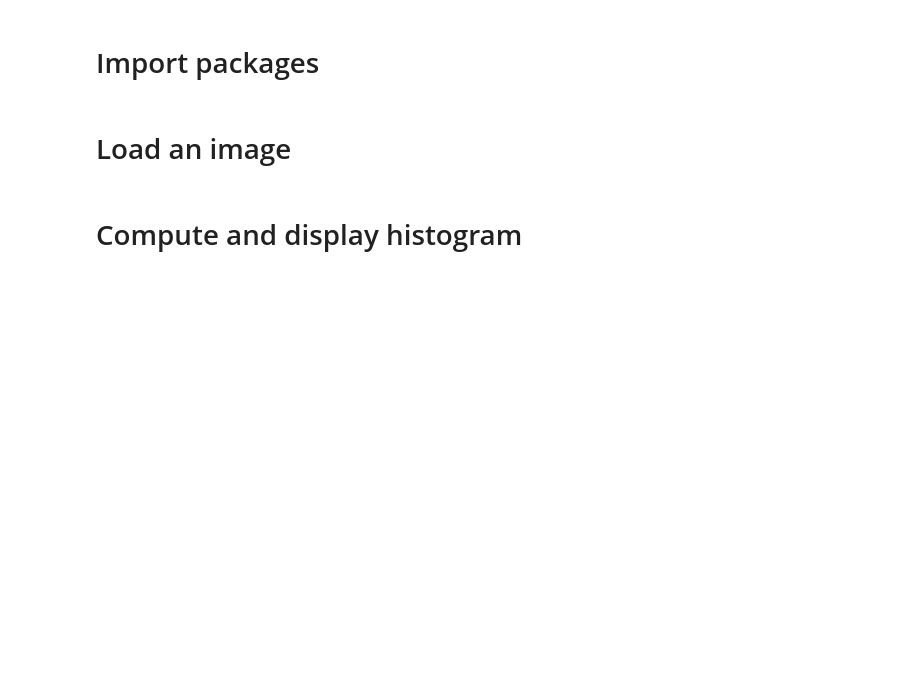
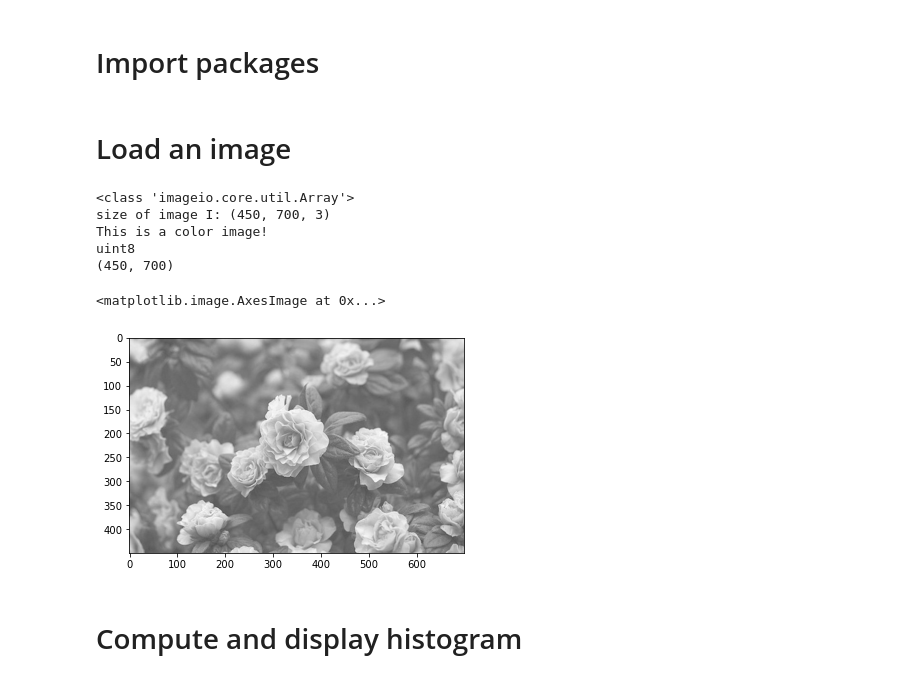
Before and after one commit to yanrpi/bmed-4460-6460, a Jupyter notebook: 02_Histogram/04_histogram_equalization.ipynb, the cells around one changed output. Cells and saved outputs as stored; diff of their text form; code cells hidden in the pictures; blank space fills up the shorter version.

Commit message:
Update 04_histogram_equalization.ipynb
Minor change to hist equalization

```diff
--- a/02_Histogram/04_histogram_equalization.ipynb
+++ b/02_Histogram/04_histogram_equalization.ipynb
@@ -9,17 +9,29 @@ import matplotlib.pyplot as plt
 # %%
 #fName = "tissue.png"
 #fName = "micro.png"
 fName = "flower.jpg"
 
 I = imageio.imread(fName)
+print(type(I))
+print('size of image I:', I.shape)
 if len(I.shape) > 2:
+    print('This is a color image!')
     img = I[:,:,0]
 else:
     img = I
 print(img.dtype)
 print(img.shape)
 
-plt.imshow(I, cmap='gray', vmin=0, vmax=255)
+#plt.imshow(I, cmap='gray', vmin=0, vmax=255)
+plt.imshow(I, cmap='gray')
+# %% [output]
+<class 'imageio.core.util.Array'>
+size of image I: (450, 700, 3)
+This is a color image!
+uint8
+(450, 700)
+<matplotlib.image.AxesImage at 0x...>
+[figure, added]
 # %% [markdown]
 # Compute and display histogram
 # %%
```
Also changed, not shown: parts of 4 cells of this notebook.
